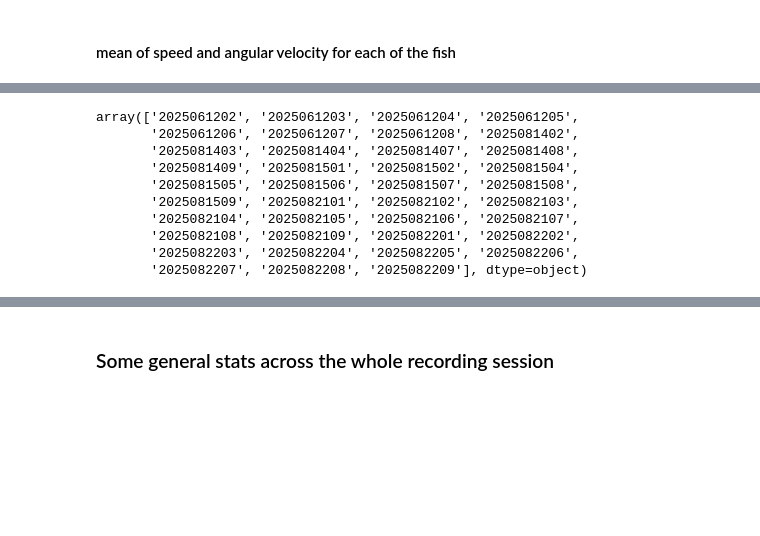
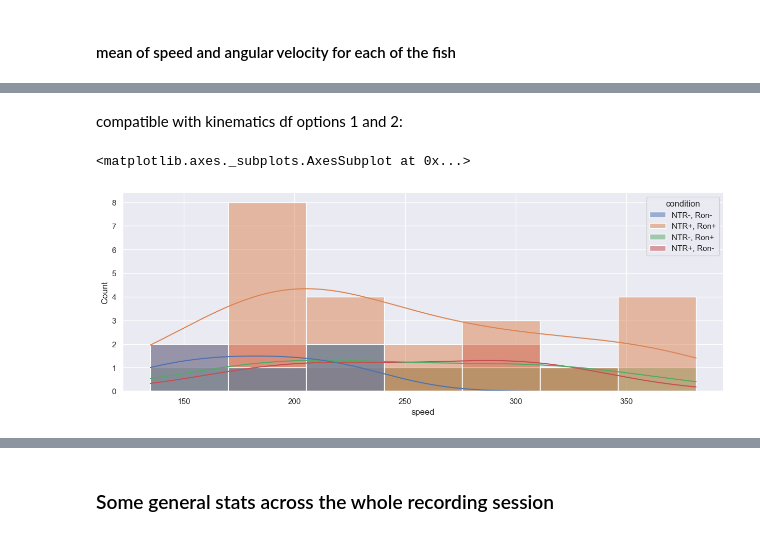
Before and after one commit to myngaf/behavior_analysis_tracking, a Jupyter notebook: general_plots.ipynb, the cells around one changed output, grey strips where cells are left out. Drawn from its saved outputs; the diff is of its cells as text; code cells hidden in the pictures; blank space fills up the shorter version.

```diff
--- a/general_plots.ipynb
+++ b/general_plots.ipynb
@@ -197,0 +293,6 @@ general_stats
+# %%
+general_stats = kinematics['speed'].groupby("ID").mean().to_frame().reset_index()
+general_stats['angular_velocity'] = np.array(kinematics['angular_velocity'].groupby("ID").mean())
+general_stats['eye_convergence'] = np.array(kinematics['convergence'].groupby("ID").mean())
+general_stats['condition'] = experiment.animal_data['condition']
+general_stats
@@ -198,3 +317,5 @@ general_stats
+# %% [markdown]
+compatible with kinematics df options 1 and 2:
 # %%
 con = kinematics.query('time>=0.0 & time<=5.1').groupby('ID').convergence.mean().to_frame().reset_index()
 con = con.rename(columns={'convergence':'0-5 min'})
@@ -209,13 +330,5 @@ con.to_csv(os.path.join(experiment.subdirs['analysis'], 'convergence_stat_filter
-# %%
-np.array(general_stats[general_stats['speed']<1000].ID.squeeze())
-# %% [output]
-array(['2025061202', '2025061203', '2025061204', '2025061205',
-       '2025061206', '2025061207', '2025061208', '2025081402',
-       '2025081403', '2025081404', '2025081407', '2025081408',
-       '2025081409', '2025081501', '2025081502', '2025081504',
-       '2025081505', '2025081506', '2025081507', '2025081508',
-       '2025081509', '2025082101', '2025082102', '2025082103',
-       '2025082104', '2025082105', '2025082106', '2025082107',
-       '2025082108', '2025082109', '2025082201', '2025082202',
-       '2025082203', '2025082204', '2025082205', '2025082206',
-       '2025082207', '2025082208', '2025082209'], dtype=object)
+# %%
+sns.histplot(general_stats, x='speed', kde=True, hue='condition')
+# %% [output]
+<matplotlib.axes._subplots.AxesSubplot at 0x...>
+[figure, added]
```
Also changed, not shown: parts of 23 cells of this notebook.
